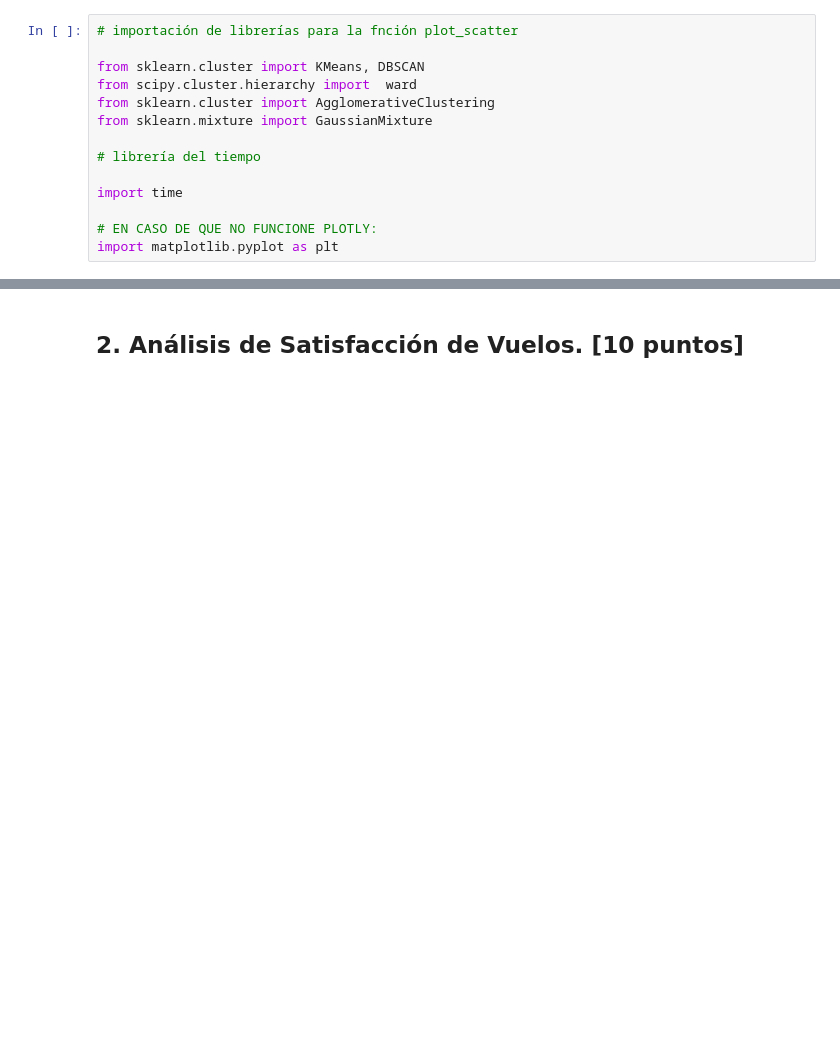
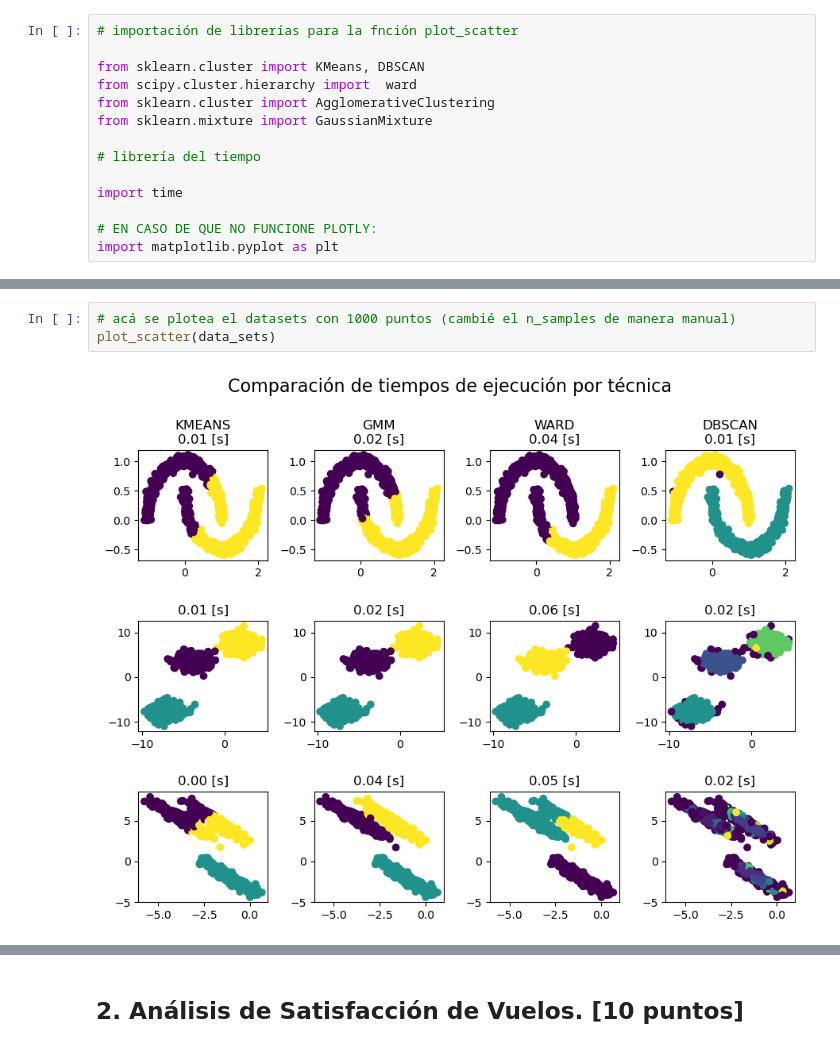
Before and after one commit to Tamaracarrasco/TamoJosha-Lab-de-Prog-MDS-Prim2025, a Jupyter notebook: Laboratorios/Laboratorio_4/Lab4_enunciado.ipynb, the cells around one changed output, grey strips where cells are left out. Cells and saved outputs as stored; diff of their text form; blank space fills up the shorter version.

```diff
--- a/Laboratorios/Laboratorio_4/Lab4_enunciado.ipynb
+++ b/Laboratorios/Laboratorio_4/Lab4_enunciado.ipynb
@@ -327,0 +279,5 @@ plot_scatter([data_sets["moons"]["x"], data_sets["blobs"]["x"], data_sets["mutat
+# %%
+# acá se plotea el datasets con 1000 puntos (cambié el n_samples de manera manual)
+plot_scatter(data_sets)
+# %% [output]
+[figure, added]
```
Also changed, not shown: parts of 8 cells of this notebook.
